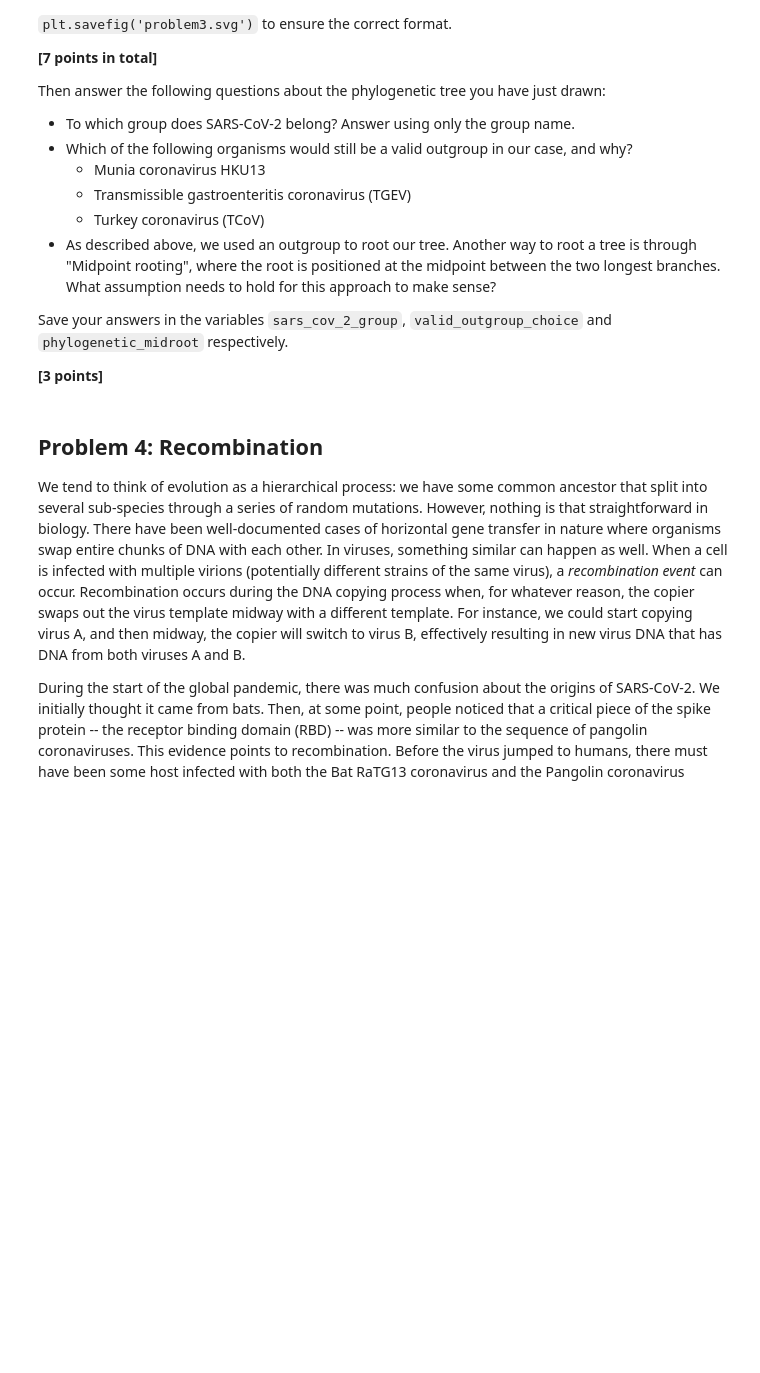
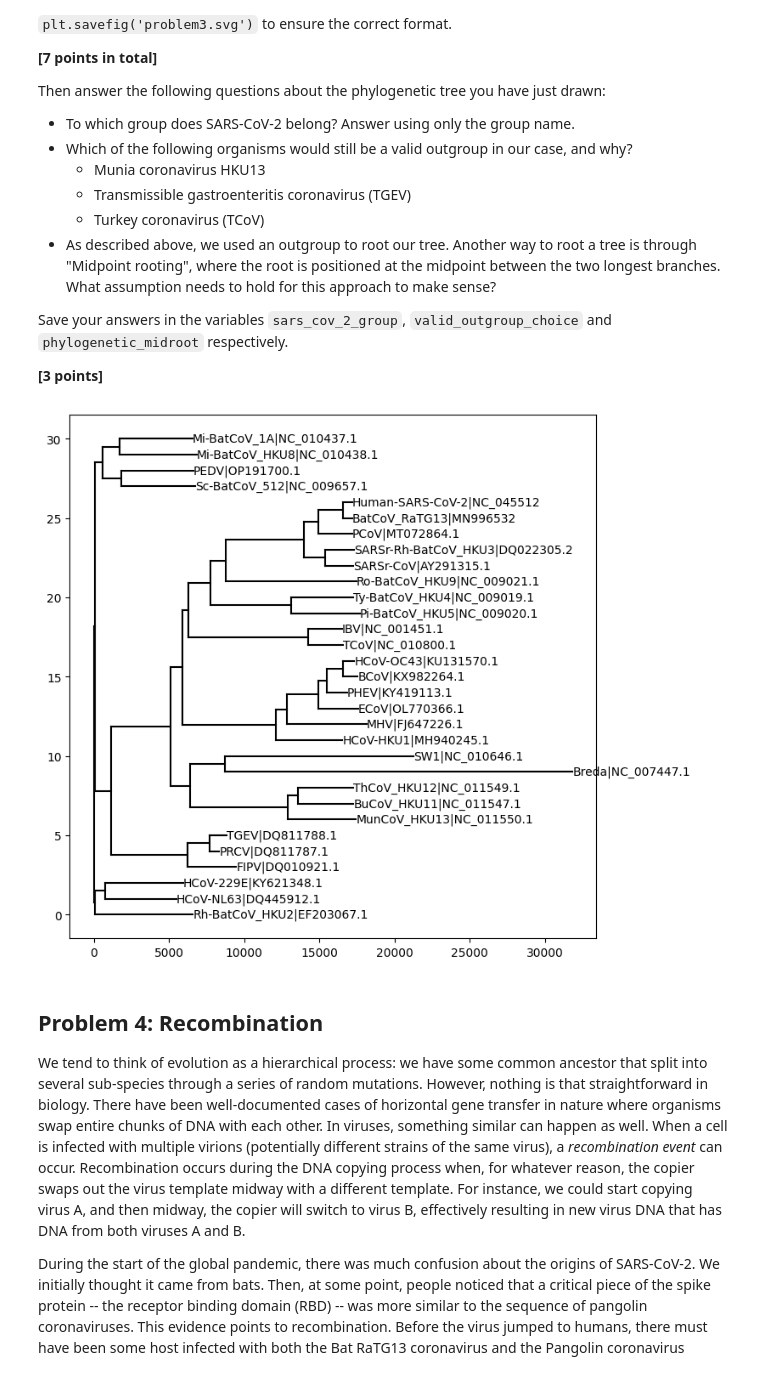
Before and after one commit to aewr-ey/assign_phylo, a Jupyter notebook: phylo_workbook.ipynb, the cells around one changed output. Cells and saved outputs as stored; diff of their text form; code cells hidden in the pictures; blank space fills up the shorter version.

Commit message:
part a problem 3

```diff
--- a/phylo_workbook.ipynb
+++ b/phylo_workbook.ipynb
@@ -122,6 +120,42 @@ Then answer the following questions about the phylogenetic tree you have just dr
 Save your answers in the variables `sars_cov_2_group`, `valid_outgroup_choice` and `phylogenetic_midroot` respectively.
 
 **[3 points]**
+# %%
+# part a
+from Bio import SeqIO
+import numpy as np
+import matplotlib.pyplot as plt
+
+labels = []
+sequences = []
+# get aligned seq
+with open("data/clustal_MSA_coronavirus.fasta", "r") as handle:
+   for record in SeqIO.parse(handle, "fasta"):
+      sequences.append(record.seq)
+      labels.append(record.id)
+
+n = len(sequences)
+distances = np.zeros((n, n))
+
+# hamming distance array
+for i in range(n):
+   for j in range(i+1, n):
+      distance = 0
+      for s in range(len(sequences[i])):
+         if sequences[i][s] != sequences[j][s]:
+            distance = distance + 1
+
+      distances[i][j] = distance
+      distances[j][i] = distance
+
+tree = neighbor_joining(distances, labels)
+fig, ax = plt.subplots(nrows=1, ncols=1, figsize=(8, 8))
+plot_nj_tree(tree, ax=ax)
+
+fig.savefig("Coronavirus.png")
+plt.show()
+# %% [output]
+[figure, added]
 # %%
 
 # plt.savefig('problem3.svg')
```
Also changed, not shown: parts of 1 cell of this notebook, 1 other file.
